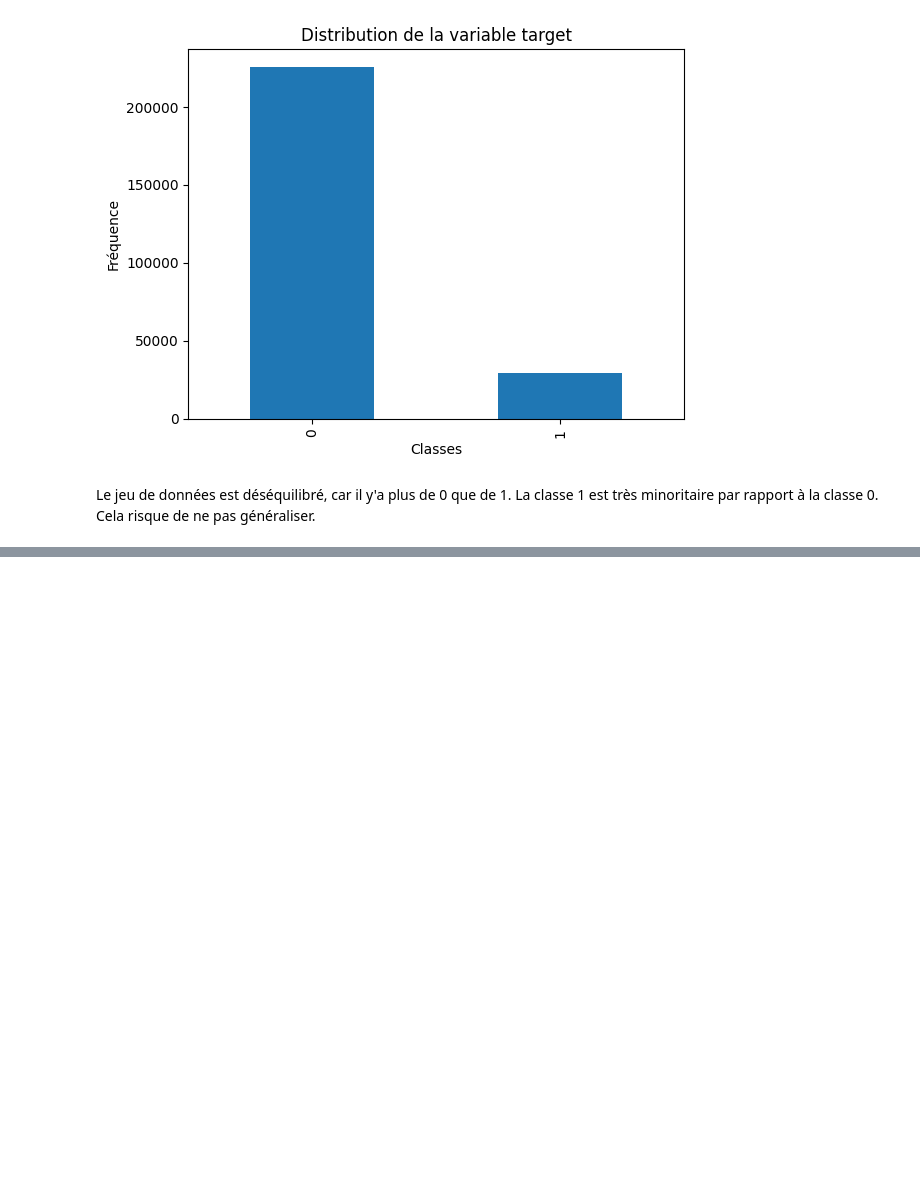
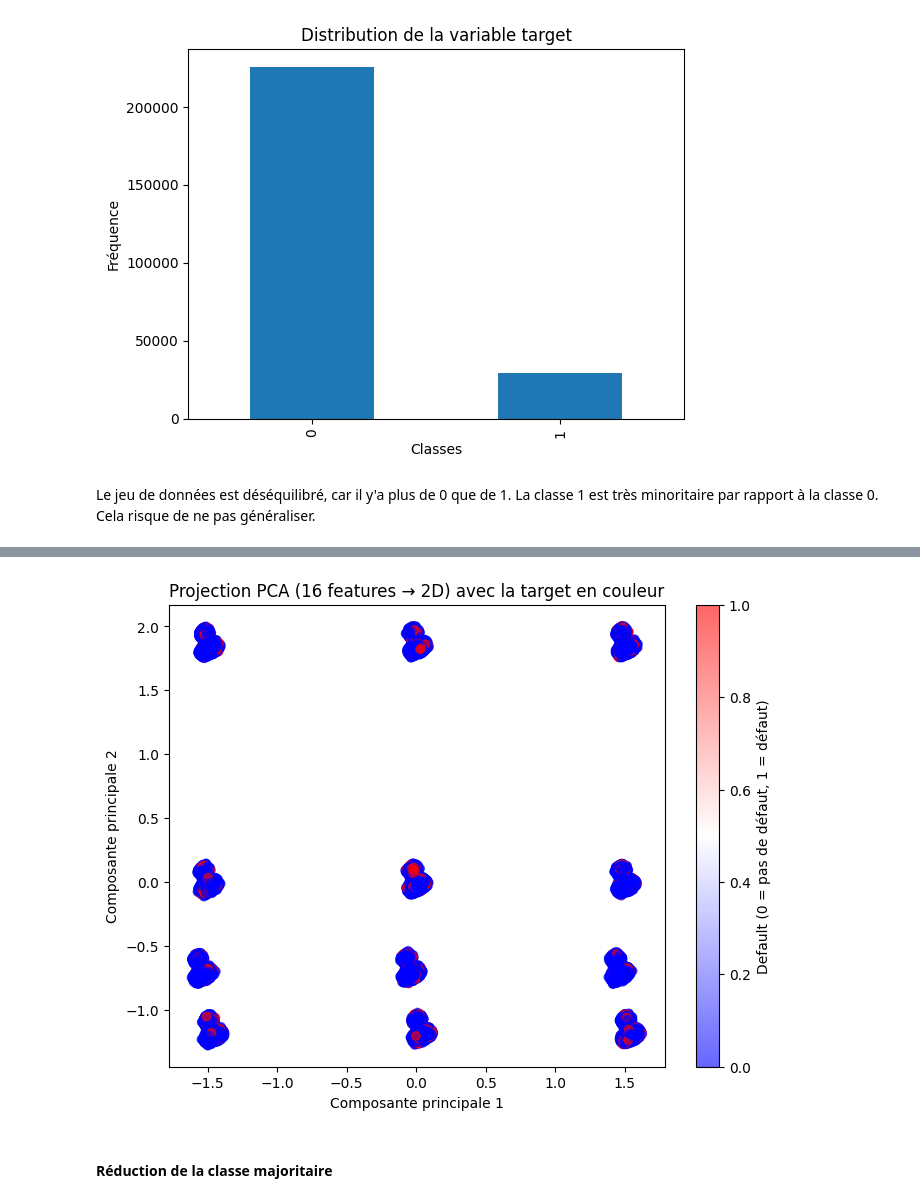
Before and after one commit to Patricia-Koto/sda_ML, a Jupyter notebook: loan_credit.ipynb, the cells around one changed output, grey strips where cells are left out. Drawn from its saved outputs; the diff is of its cells as text; code cells hidden in the pictures; blank space fills up the shorter version.

Commit message:
encodage des variables categorielles et technique pour équilibrer jeu de données

```diff
--- a/loan_credit.ipynb
+++ b/loan_credit.ipynb
@@ -171,0 +195,17 @@ Le jeu de données est déséquilibré, car il y'a plus de 0 que de 1. La classe
+# %%
+# 2. One-Hot Encoding pour EmploymentType, MaritalStatus et LoanPurpose
+
+onehot_enc = OneHotEncoder(drop="first", sparse_output=False)
+
+onehot_vars = ["EmploymentType", "MaritalStatus", "LoanPurpose"]
+
+onehot_encoded = onehot_enc.fit_transform(df[onehot_vars])
+
+# Transformer en DataFrame
+onehot_df = pd.DataFrame(
+    onehot_encoded,
+    columns=onehot_enc.get_feature_names_out(onehot_vars)
+)
+# %%
+# Fusion
+df_final = pd.concat([df.drop(columns=onehot_vars), onehot_df], axis=1)
@@ -171,0 +233,2 @@ Le jeu de données est déséquilibré, car il y'a plus de 0 que de 1. La classe
+# %%
+df_final = df_final.drop("LoanID", axis=1)
@@ -171,0 +257,3 @@ Le jeu de données est déséquilibré, car il y'a plus de 0 que de 1. La classe
+# %%
+X = df_final.drop(columns=['Default'])
+y = df_final['Default'].astype(int)
@@ -171,0 +267,24 @@ Le jeu de données est déséquilibré, car il y'a plus de 0 que de 1. La classe
+# %%
+from sklearn.decomposition import PCA
+from sklearn.preprocessing import StandardScaler
+
+# Standardiser les données (important pour PCA)
+scaler = StandardScaler()
+X_scaled = scaler.fit_transform(X)
+
+# Appliquer PCA pour réduire à 2 dimensions
+pca = PCA(n_components=2)
+X_pca = pca.fit_transform(X_scaled)
+
+# 4Visualiser en scatter plot avec target en couleur
+plt.figure(figsize=(8,6))
+plt.scatter(X_pca[:,0], X_pca[:,1], c=y, cmap="bwr", alpha=0.6)
+plt.xlabel("Composante principale 1")
+plt.ylabel("Composante principale 2")
+plt.title("Projection PCA (16 features → 2D) avec la target en couleur")
+plt.colorbar(label="Default (0 = pas de défaut, 1 = défaut)")
+plt.show()
+# %% [output]
+[figure, added]
+# %% [markdown]
+#### Réduction de la classe majoritaire
```
Also changed, not shown: parts of 20 cells of this notebook, 1 other file.
